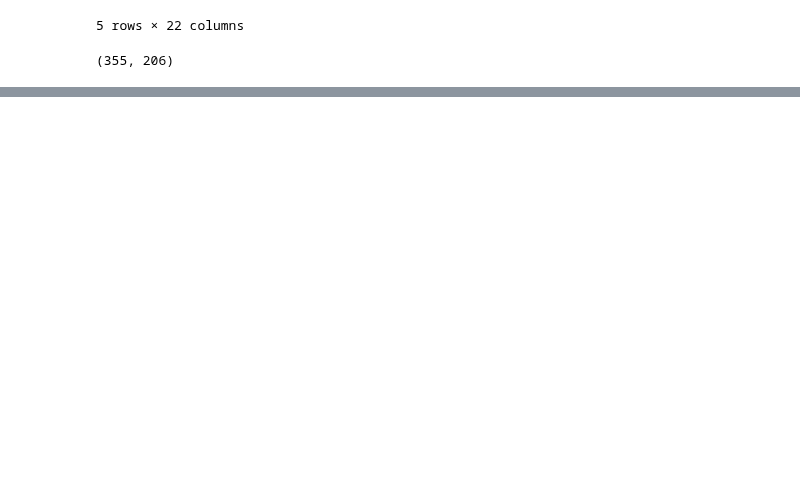
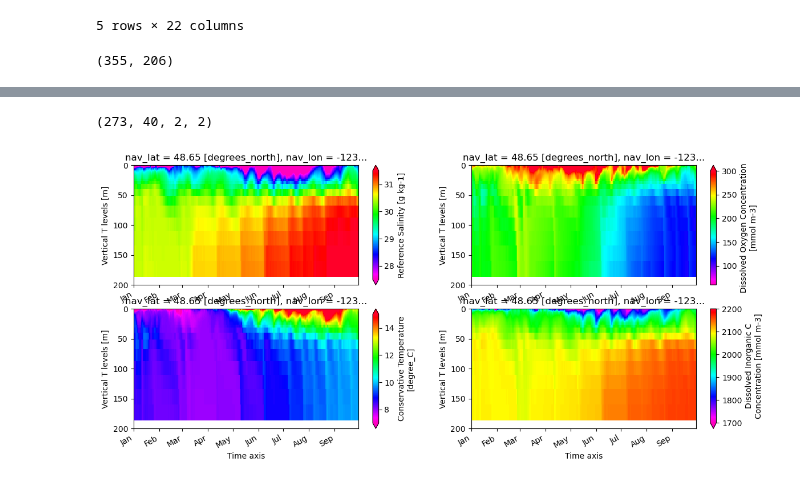
Before and after one commit to SalishSeaCast/analysis-abdoul, a Jupyter notebook: notebooks/bathy/test_results_withNewbathy.ipynb, the cells around one changed output, grey strips where cells are left out. Saved outputs shown, nothing was run; the diff lists cells and outputs as text; code cells hidden in the pictures; blank space fills up the shorter version.

```diff
--- a/notebooks/bathy/test_results_withNewbathy.ipynb
+++ b/notebooks/bathy/test_results_withNewbathy.ipynb
@@ -87,0 +112,8 @@ Text(0.5, 1.0, 'Oxygen')
+# %%
+grid = xr.open_dataset('/ocean/atall/MOAD/grid/grid_from_lat_lon_mask999.nc')
+with xr.open_dataset('/ocean/atall/MOAD/analysis-abdoul/notebooks/bathy/mesh_mask_202310b.nc') as mesh:
+    tmask = mesh.tmask
+    mbathy = mesh.mbathy
+    long = mesh.nav_lon
+    latg = mesh.nav_lat
+mesh
@@ -87,0 +202,42 @@ Text(0.5, 1.0, 'Oxygen')
+# %%
+
+first = True
+for ii, day in enumerate(arrow.Arrow.range('day', startdate, enddate)):
+    year = day.year
+    yr2 = day.strftime("%y")
+    month = day.month
+    Month = day.strftime("%b").lower()
+    day = day.day
+    # set up filename to follow NEMO conventions
+    filename_chem = f'/data/atall/MEOPAR/SalishSeaCast/results/202111b/{day:02}{Month}{yr2}/SalishSea_1d_{year}{month:02}{day:02}_{year}{month:02}{day:02}_chem_T.nc'
+    with xr.open_dataset(filename_chem) as ds_chem:
+        oxy = ds_chem['dissolved_oxygen'][0, :, jstart:jend, istart:iend].where(tmask2_oxy[0, :, jstart:jend, istart:iend] == 1)
+        dic = ds_chem['dissolved_inorganic_carbon'][0, :, jstart:jend, istart:iend].where(tmask2_oxy[0, :, jstart:jend, istart:iend] == 1)
+        if first:
+            first = False
+            oxy_ts = oxy
+            dic_ts = dic
+        else:
+            oxy_ts = xr.concat([oxy_ts, oxy], dim='time_counter')
+            dic_ts = xr.concat([dic_ts, dic], dim='time_counter')
+# %%
+sal_ts.shape
+# %% [output]
+(273, 40, 2, 2)
+# %%
+fig, ax = plt.subplots(2, 2, figsize=(14, 6))
+oxy_ts[:,:,1,1].plot(ax=ax[0,1], y="deptht", yincrease=False, cmap='gist_rainbow_r', vmin=60, vmax=300, ylim=(200, 0), xlim=(startdate, enddate));
+dic_ts[:,:,1,1].plot(ax=ax[1,1], y="deptht", yincrease=False, cmap='gist_rainbow_r', vmin=1700, vmax=2200, ylim=(200, 0), xlim=(startdate, enddate));
+sal_ts[:,:,1,1].plot(ax=ax[0,0], y="deptht", yincrease=False, cmap='gist_rainbow_r', vmin=27.5, vmax=31.5, ylim=(200, 0), xlim=(startdate, enddate));
+tem_ts[:,:,1,1].plot(ax=ax[1,0], y="deptht", yincrease=False, cmap='gist_rainbow_r', vmin=7, vmax=15, ylim=(200, 0), xlim=(startdate, enddate));
+
+ax[0,0].xaxis.set_major_locator(mdates.MonthLocator())
+ax[0,1].xaxis.set_major_locator(mdates.MonthLocator())
+ax[1,0].xaxis.set_major_locator(mdates.MonthLocator())
+ax[1,1].xaxis.set_major_locator(mdates.MonthLocator())
+ax[0,0].xaxis.set_major_formatter(mdates.DateFormatter('%b'))
+ax[0,1].xaxis.set_major_formatter(mdates.DateFormatter('%b'))
+ax[1,0].xaxis.set_major_formatter(mdates.DateFormatter('%b'))
+ax[1,1].xaxis.set_major_formatter(mdates.DateFormatter('%b'))
+# %% [output]
+[figure, added]
```
Also changed, not shown: parts of 11 cells of this notebook.
